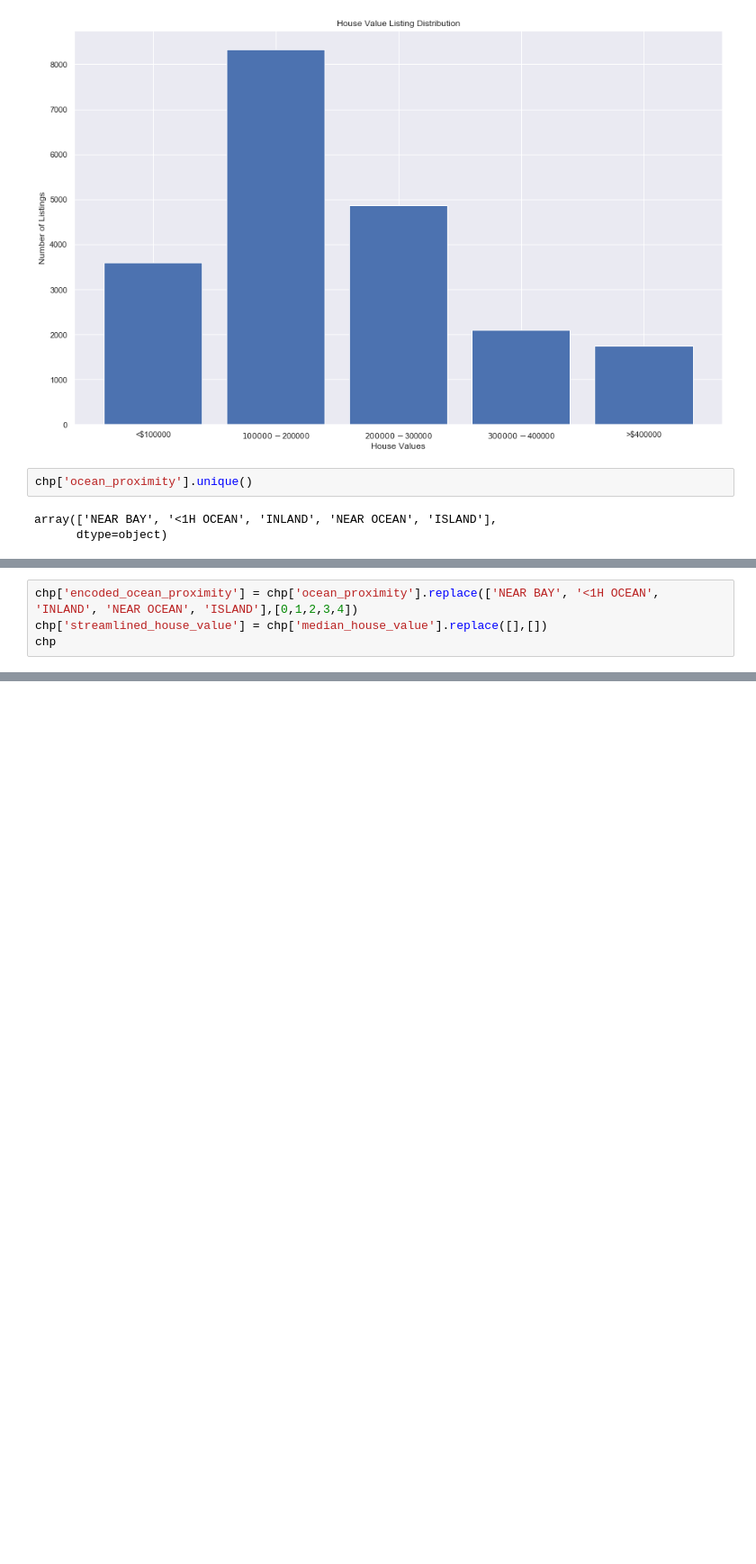
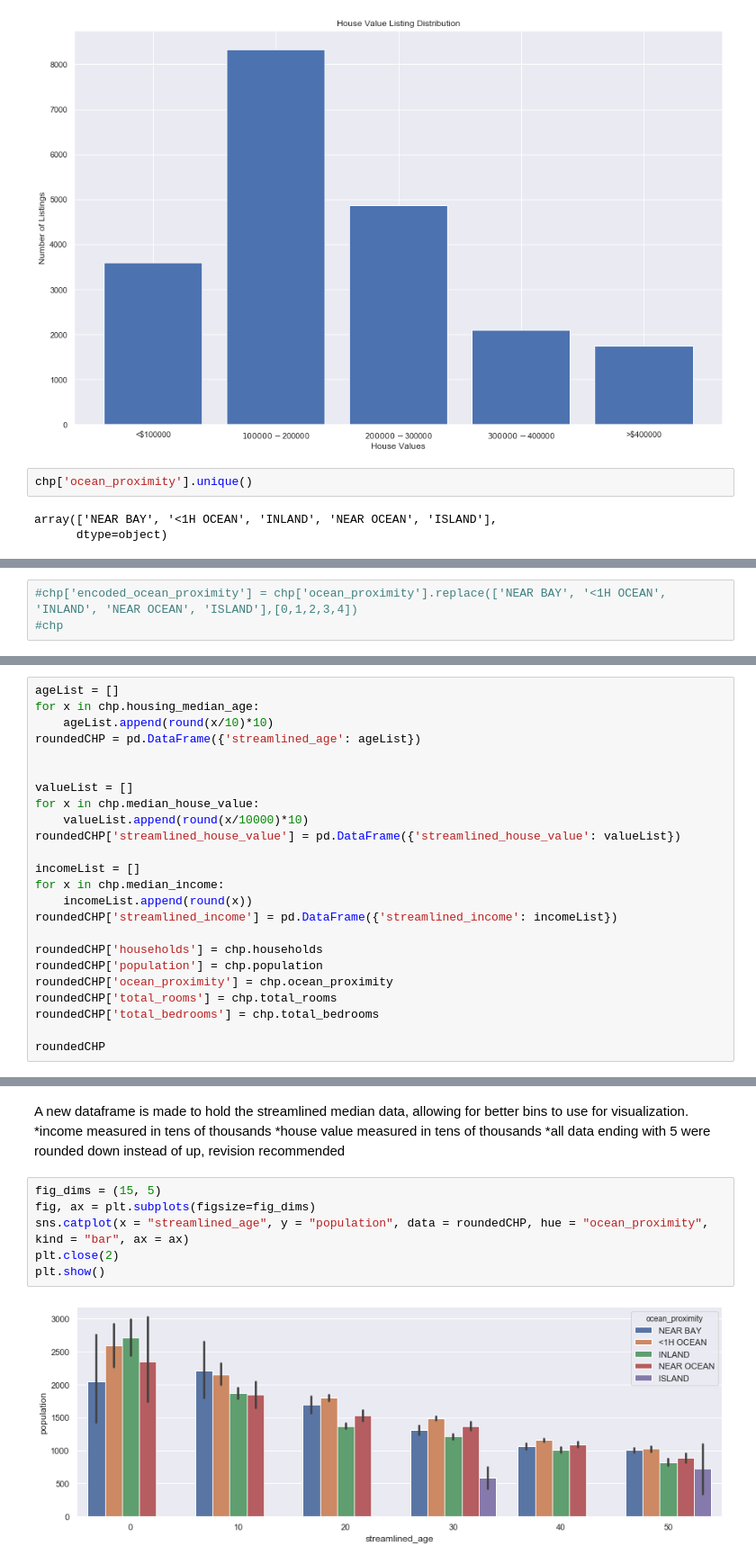
Before and after one commit to jandrew752/AirBUpdates, a Jupyter notebook: CaliforniaHousingPrices.ipynb, the cells around one changed output, grey strips where cells are left out. Shown at 90% size. Saved outputs shown, nothing was run; the diff lists cells and outputs as text; blank space fills up the shorter version.

Commit message:
Cleaned up visualizations

```diff
--- a/CaliforniaHousingPrices.ipynb
+++ b/CaliforniaHousingPrices.ipynb
@@ -90,4 +95,3 @@ array(['NEAR BAY', '<1H OCEAN', 'INLAND', 'NEAR OCEAN', 'ISLAND'],
 # %%
-chp['encoded_ocean_proximity'] = chp['ocean_proximity'].replace(['NEAR BAY', '<1H OCEAN', 'INLAND', 'NEAR OCEAN', 'ISLAND'],[0,1,2,3,4])
-chp['streamlined_house_value'] = chp['median_house_value'].replace([],[])
-chp
+#chp['encoded_ocean_proximity'] = chp['ocean_proximity'].replace(['NEAR BAY', '<1H OCEAN', 'INLAND', 'NEAR OCEAN', 'ISLAND'],[0,1,2,3,4])
+#chp
@@ -112,0 +98,24 @@ KeyboardInterrupt:
+# %%
+ageList = []
+for x in chp.housing_median_age:
+    ageList.append(round(x/10)*10)
+roundedCHP = pd.DataFrame({'streamlined_age': ageList})
+
+
+valueList = []
+for x in chp.median_house_value:
+    valueList.append(round(x/10000)*10)
+roundedCHP['streamlined_house_value'] = pd.DataFrame({'streamlined_house_value': valueList})
+
+incomeList = []
+for x in chp.median_income:
+    incomeList.append(round(x))
+roundedCHP['streamlined_income'] = pd.DataFrame({'streamlined_income': incomeList})
+
+roundedCHP['households'] = chp.households
+roundedCHP['population'] = chp.population
+roundedCHP['ocean_proximity'] = chp.ocean_proximity
+roundedCHP['total_rooms'] = chp.total_rooms
+roundedCHP['total_bedrooms'] = chp.total_bedrooms
+
+roundedCHP
@@ -112,0 +136,13 @@ KeyboardInterrupt:
+# %% [markdown]
+A new dataframe is made to hold the streamlined median data, allowing for better bins to use for visualization.
+*income measured in tens of thousands
+*house value measured in tens of thousands
+*all data ending with 5 were rounded down instead of up, revision recommended
+# %%
+fig_dims = (15, 5)
+fig, ax = plt.subplots(figsize=fig_dims)
+sns.catplot(x = "streamlined_age", y = "population", data = roundedCHP, hue = "ocean_proximity", kind = "bar", ax = ax)
+plt.close(2)
+plt.show()
+# %% [output]
+[figure, added]
```
Also changed, not shown: parts of 9 cells of this notebook.
